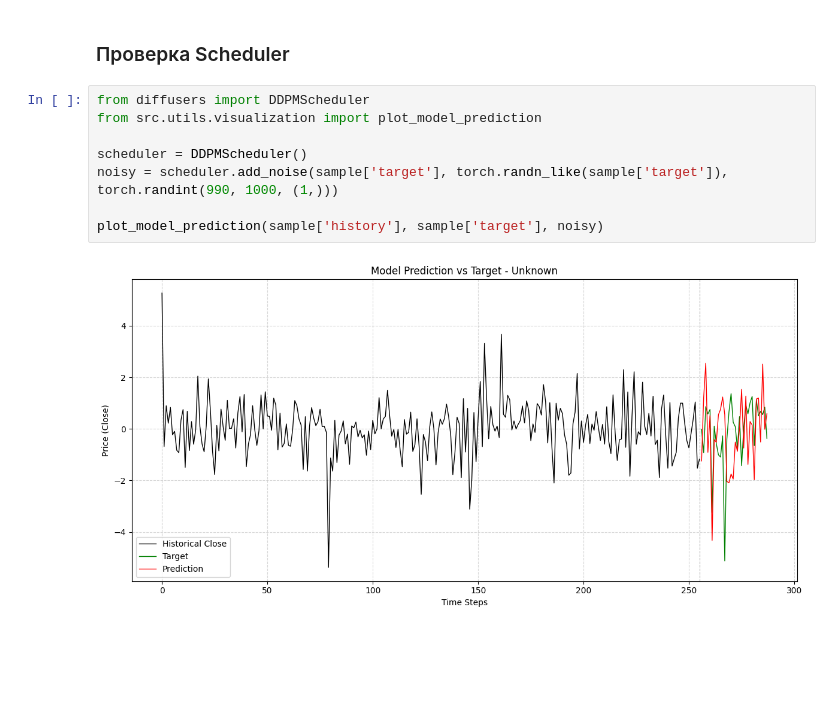
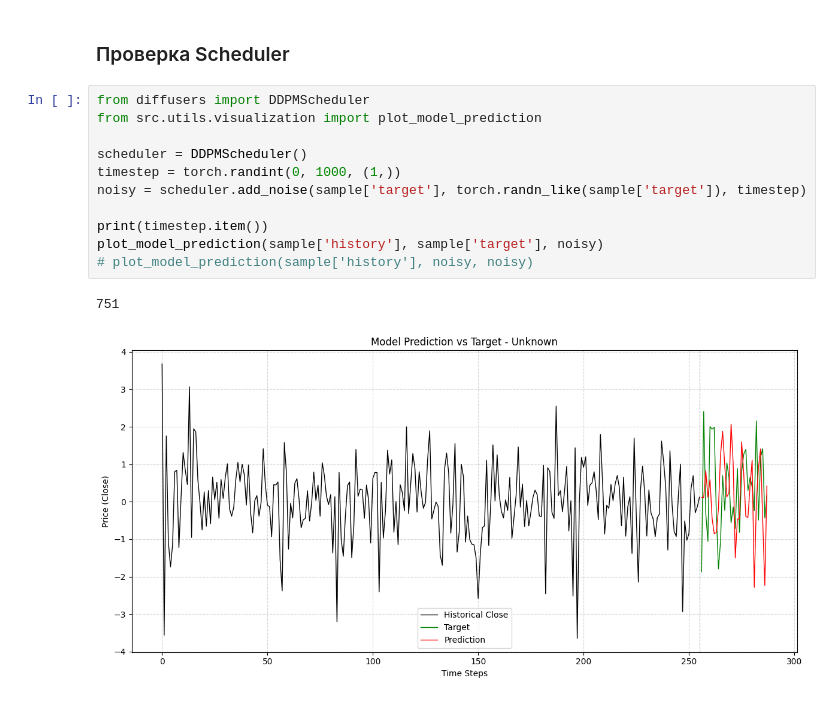
Before and after one commit to GrafikXxxxxxxYyyyyyyyyyy/TradingDiffusion, a Jupyter notebook: Workbench.ipynb, the cells around one changed output. Saved outputs shown, nothing was run; the diff lists cells and outputs as text; blank space fills up the shorter version.

```diff
--- a/Workbench.ipynb
+++ b/Workbench.ipynb
@@ -41,10 +54,14 @@ Stats: {'first_log_price_0': np.float32(5.280314), 'log_return_mean_0': np.float
 # %%
 from diffusers import DDPMScheduler
 from src.utils.visualization import plot_model_prediction
 
 scheduler = DDPMScheduler()
-noisy = scheduler.add_noise(sample['target'], torch.randn_like(sample['target']), torch.randint(990, 1000, (1,)))
+timestep = torch.randint(0, 1000, (1,))
+noisy = scheduler.add_noise(sample['target'], torch.randn_like(sample['target']), timestep)
 
+print(timestep.item())
 plot_model_prediction(sample['history'], sample['target'], noisy)
+# plot_model_prediction(sample['history'], noisy, noisy)
 # %% [output]
+751
-[figure, old version]
+[figure, new version]
```
Also changed, not shown: parts of 3 cells of this notebook, 14 other files.
